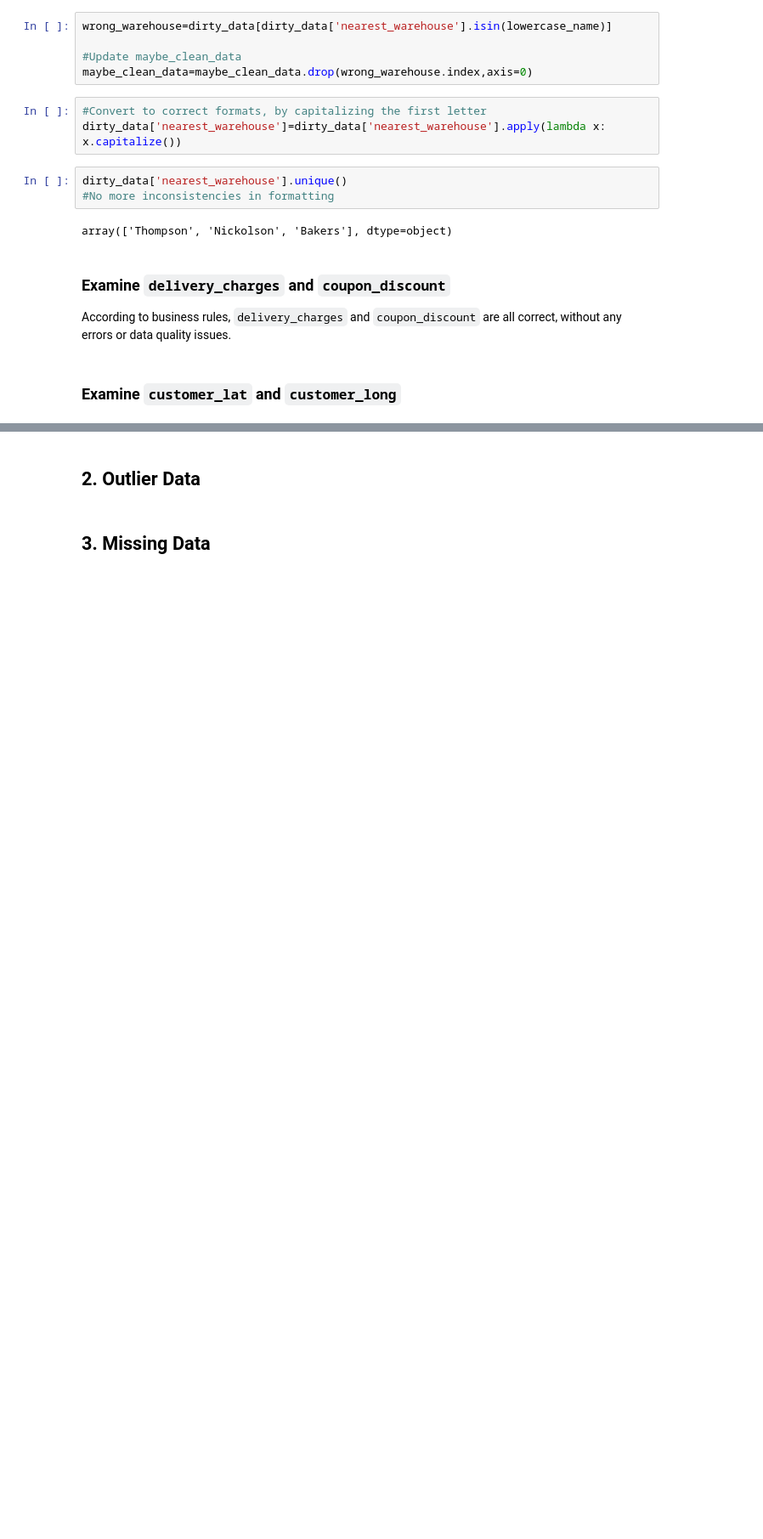
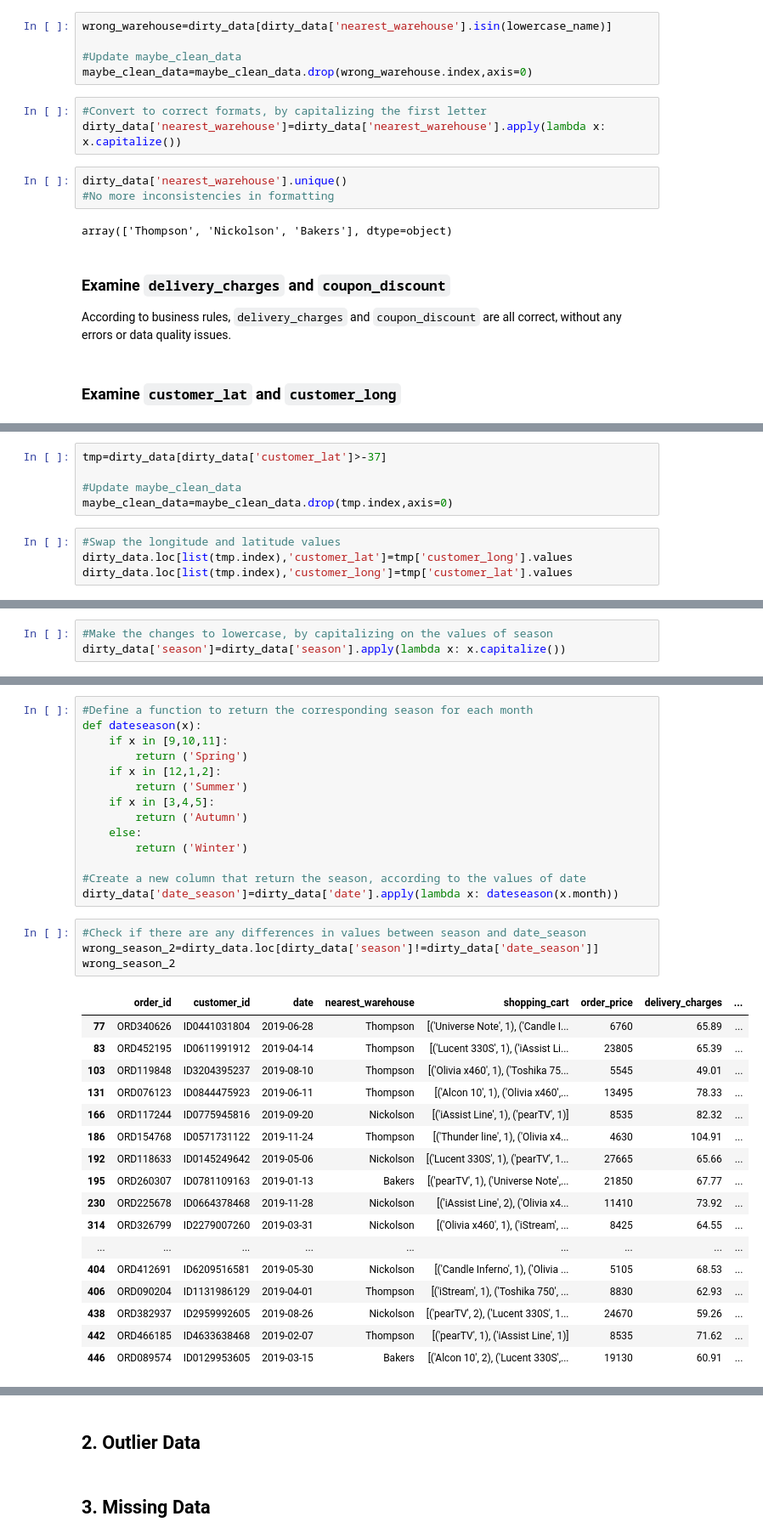
Before and after one commit to DanielTranDS/TransactionalRetailData-Wrangling-EDA, a Jupyter notebook: TransactionalRetail_Codes.ipynb, the cells around one changed output, grey strips where cells are left out. Shown at 85% size. Cells and saved outputs as stored; diff of their text form; blank space fills up the shorter version.

```diff
--- a/TransactionalRetail_Codes.ipynb
+++ b/TransactionalRetail_Codes.ipynb
@@ -361,0 +442,9 @@ According to business rules, `delivery_charges` and `coupon_discount` are all co
+# %%
+tmp=dirty_data[dirty_data['customer_lat']>-37]
+
+#Update maybe_clean_data
+maybe_clean_data=maybe_clean_data.drop(tmp.index,axis=0)
+# %%
+#Swap the longitude and latitude values
+dirty_data.loc[list(tmp.index),'customer_lat']=tmp['customer_long'].values
+dirty_data.loc[list(tmp.index),'customer_long']=tmp['customer_lat'].values
@@ -361,0 +497,3 @@ According to business rules, `delivery_charges` and `coupon_discount` are all co
+# %%
+#Make the changes to lowercase, by capitalizing on the values of season
+dirty_data['season']=dirty_data['season'].apply(lambda x: x.capitalize())
@@ -361,0 +514,36 @@ According to business rules, `delivery_charges` and `coupon_discount` are all co
+# %%
+#Define a function to return the corresponding season for each month
+def dateseason(x):
+    if x in [9,10,11]:
+        return ('Spring')
+    if x in [12,1,2]:
+        return ('Summer')
+    if x in [3,4,5]:
+        return ('Autumn')
+    else:
+        return ('Winter')
+
+#Create a new column that return the season, according to the values of date
+dirty_data['date_season']=dirty_data['date'].apply(lambda x: dateseason(x.month))
+# %%
+#Check if there are any differences in values between season and date_season
+wrong_season_2=dirty_data.loc[dirty_data['season']!=dirty_data['date_season']]
+wrong_season_2
+# %% [output]
+|  | order_id | customer_id | date | nearest_warehouse | shopping_cart | order_price | delivery_charges | ... |
+| 77 | ORD340626 | ID0441031804 | 2019-06-28 | Thompson | [('Universe Note', 1), ('Candle I... | 6760 | 65.89 | ... |
+| 83 | ORD452195 | ID0611991912 | 2019-04-14 | Thompson | [('Lucent 330S', 1), ('iAssist Li... | 23805 | 65.39 | ... |
+| 103 | ORD119848 | ID3204395237 | 2019-08-10 | Thompson | [('Olivia x460', 1), ('Toshika 75... | 5545 | 49.01 | ... |
+| 131 | ORD076123 | ID0844475923 | 2019-06-11 | Thompson | [('Alcon 10', 1), ('Olivia x460',... | 13495 | 78.33 | ... |
+| 166 | ORD117244 | ID0775945816 | 2019-09-20 | Nickolson | [('iAssist Line', 1), ('pearTV', 1)] | 8535 | 82.32 | ... |
+| 186 | ORD154768 | ID0571731122 | 2019-11-24 | Thompson | [('Thunder line', 1), ('Olivia x4... | 4630 | 104.91 | ... |
+| 192 | ORD118633 | ID0145249642 | 2019-05-06 | Nickolson | [('Lucent 330S', 1), ('pearTV', 1... | 27665 | 65.66 | ... |
+| 195 | ORD260307 | ID0781109163 | 2019-01-13 | Bakers | [('pearTV', 1), ('Universe Note',... | 21850 | 67.77 | ... |
+| 230 | ORD225678 | ID0664378468 | 2019-11-28 | Nickolson | [('iAssist Line', 2), ('Olivia x4... | 11410 | 73.92 | ... |
+| 314 | ORD326799 | ID2279007260 | 2019-03-31 | Nickolson | [('Olivia x460', 1), ('iStream', ... | 8425 | 64.55 | ... |
+| ... | ... | ... | ... | ... | ... | ... | ... | ... |
+| 404 | ORD412691 | ID6209516581 | 2019-05-30 | Nickolson | [('Candle Inferno', 1), ('Olivia ... | 5105 | 68.53 | ... |
+| 406 | ORD090204 | ID1131986129 | 2019-04-01 | Thompson | [('iStream', 1), ('Toshika 750', ... | 8830 | 62.93 | ... |
+| 438 | ORD382937 | ID2959992605 | 2019-08-26 | Nickolson | [('pearTV', 2), ('Lucent 330S', 1... | 24670 | 59.26 | ... |
+| 442 | ORD466185 | ID4633638468 | 2019-02-07 | Thompson | [('pearTV', 1), ('iAssist Line', 1)] | 8535 | 71.62 | ... |
+| 446 | ORD089574 | ID0129953605 | 2019-03-15 | Bakers | [('Alcon 10', 2), ('Lucent 330S',... | 19130 | 60.91 | ... |
```
Also changed, not shown: parts of 94 cells of this notebook.
